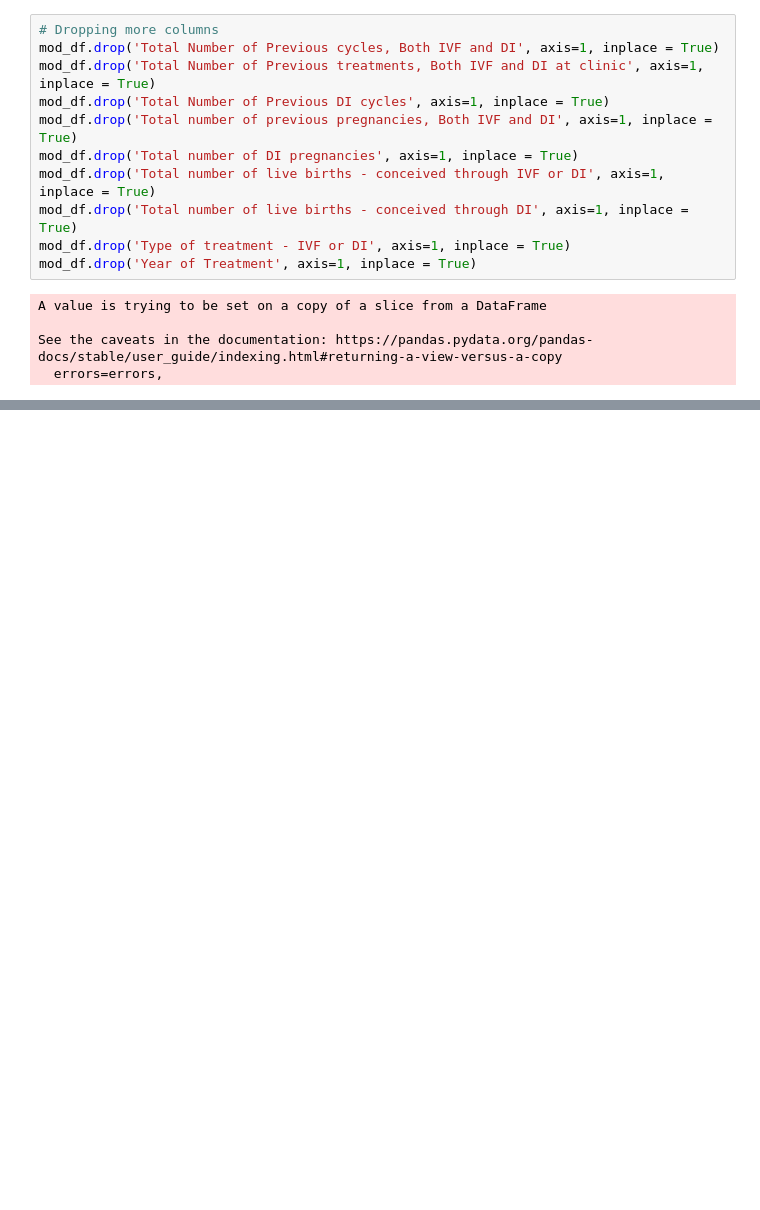
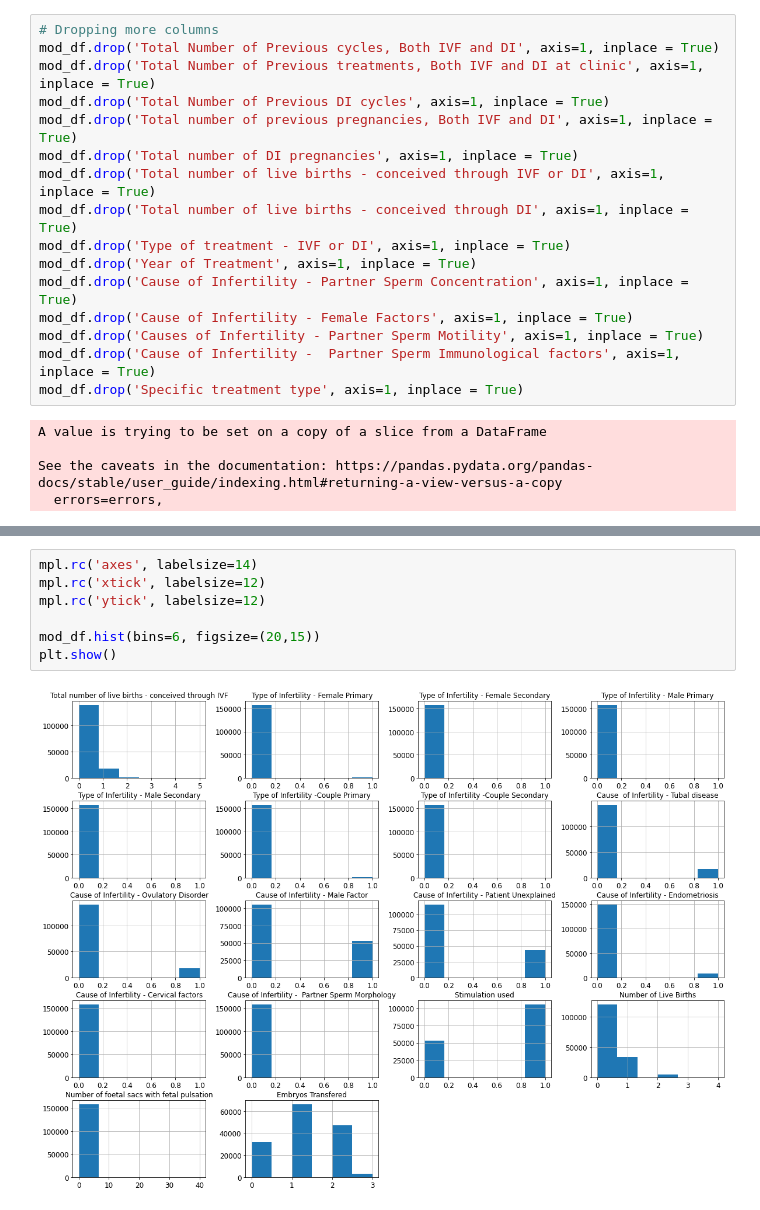
Before and after one commit to ecdison/Group9_MachineLearningHC, a Jupyter notebook: HCTech.ipynb, the cells around one changed output, grey strips where cells are left out. Cells and saved outputs as stored; diff of their text form; blank space fills up the shorter version.

```diff
--- a/HCTech.ipynb
+++ b/HCTech.ipynb
@@ -109,6 +113,11 @@ mod_df.drop('Total number of live births - conceived through IVF or DI', axis=1,
 mod_df.drop('Total number of live births - conceived through DI', axis=1, inplace = True)
 mod_df.drop('Type of treatment - IVF or DI', axis=1, inplace = True)
 mod_df.drop('Year of Treatment', axis=1, inplace = True)
+mod_df.drop('Cause of Infertility - Partner Sperm Concentration', axis=1, inplace = True)
+mod_df.drop('Cause of Infertility - Female Factors', axis=1, inplace = True)
+mod_df.drop('Causes of Infertility - Partner Sperm Motility', axis=1, inplace = True)
+mod_df.drop('Cause of Infertility -  Partner Sperm Immunological factors', axis=1, inplace = True)
+mod_df.drop('Specific treatment type', axis=1, inplace = True)
 # %% [output]
 A value is trying to be set on a copy of a slice from a DataFrame
 
@@ -139,0 +171,9 @@ Index(['Patient Age at Treatment', 'Total Number of Previous IVF cycles',
+# %%
+mpl.rc('axes', labelsize=14)
+mpl.rc('xtick', labelsize=12)
+mpl.rc('ytick', labelsize=12)
+
+mod_df.hist(bins=6, figsize=(20,15))
+plt.show()
+# %% [output]
+[figure, added]
```
Also changed, not shown: parts of 4 cells of this notebook, 1 other file.
